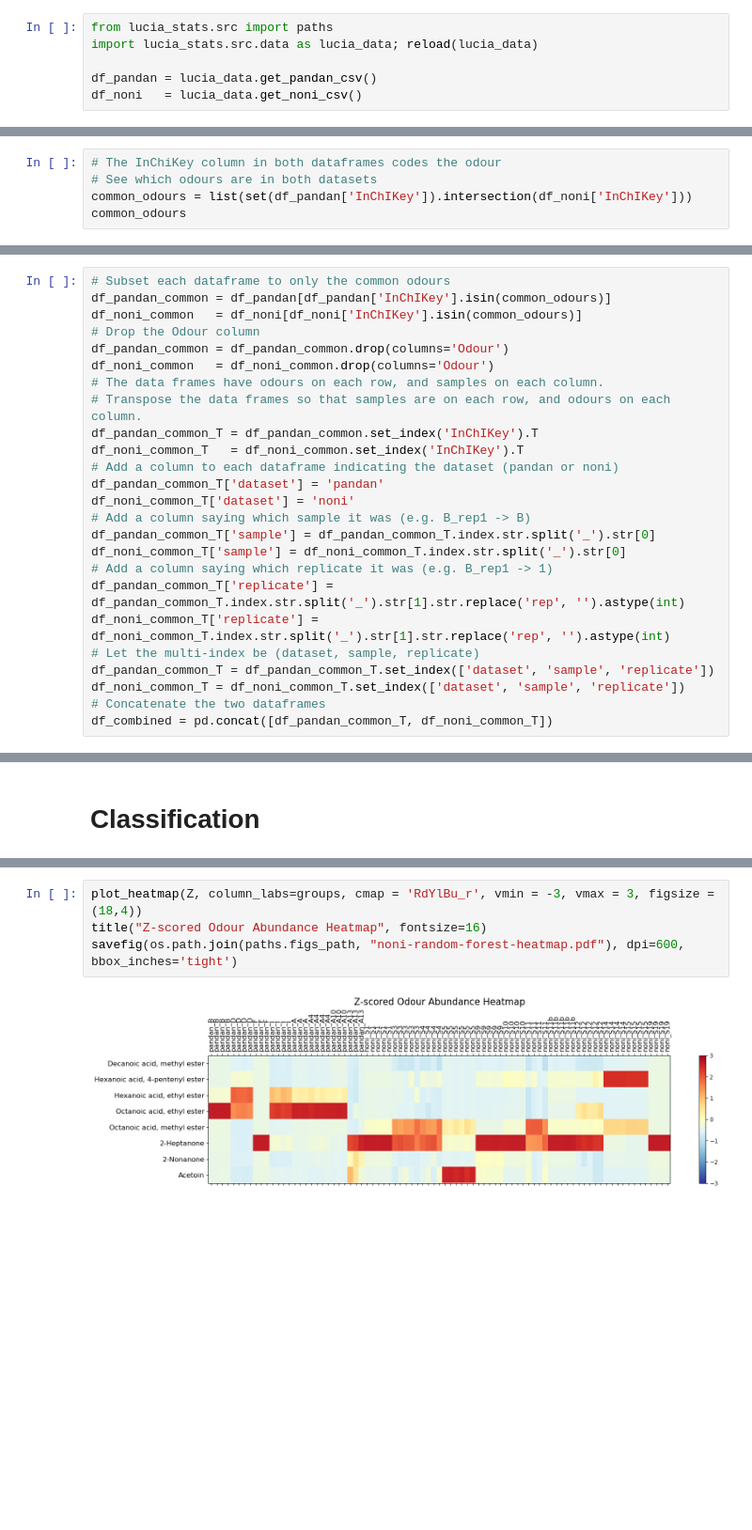
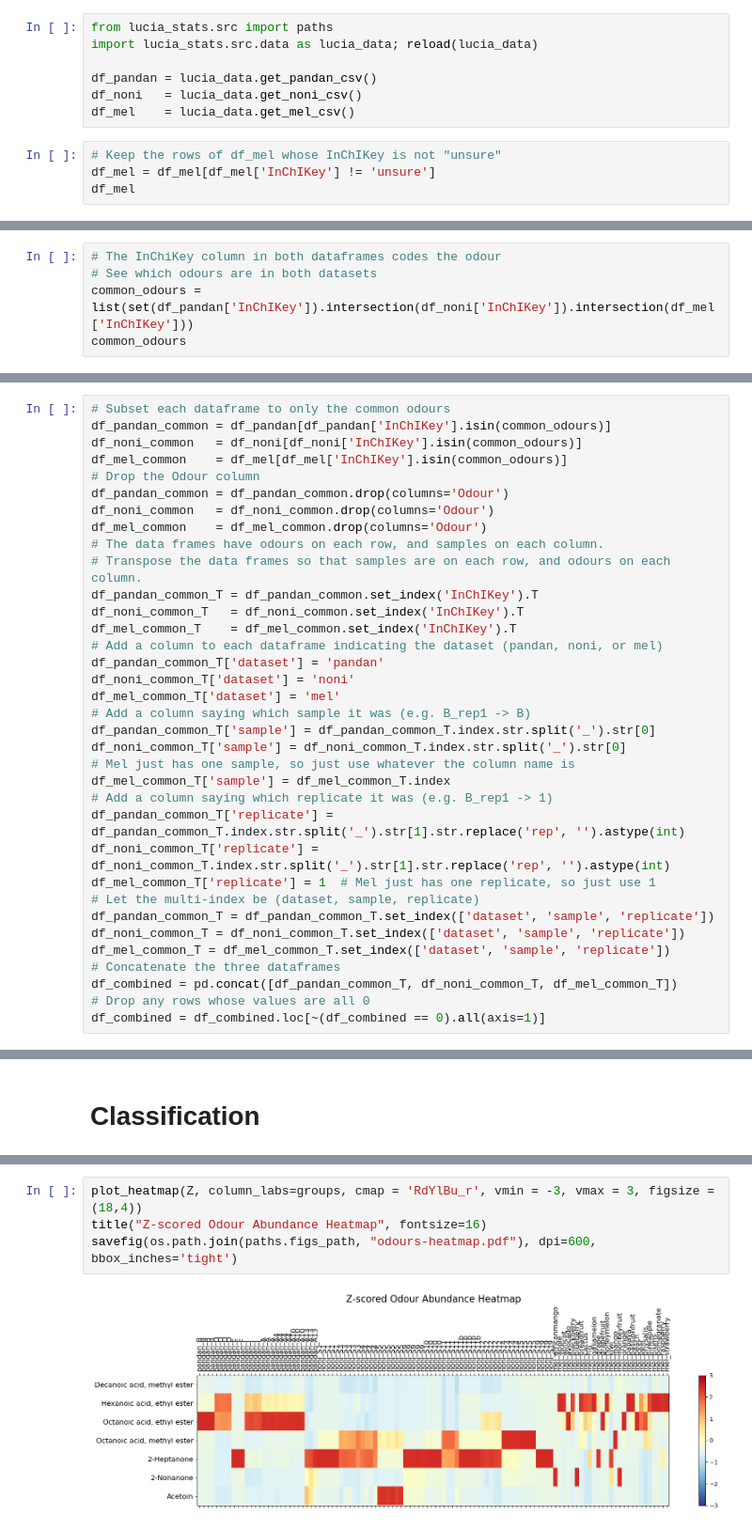
Before and after one commit to stootoon/lucia-natural-odour-stats, a Jupyter notebook: lucia_stats/analyses/noni-random-forest.ipynb, the cells around one changed output, grey strips where cells are left out. Shown at 94% size. Drawn from its saved outputs; the diff is of its cells as text; blank space fills up the shorter version.

```diff
--- a/lucia_stats/analyses/noni-random-forest.ipynb
+++ b/lucia_stats/analyses/noni-random-forest.ipynb
@@ -11,3 +12,8 @@ import lucia_stats.src.data as lucia_data; reload(lucia_data)
 
 df_pandan = lucia_data.get_pandan_csv()
 df_noni   = lucia_data.get_noni_csv()
+df_mel    = lucia_data.get_mel_csv()
+# %%
+# Keep the rows of df_mel whose InChIKey is not "unsure"
+df_mel = df_mel[df_mel['InChIKey'] != 'unsure']
+df_mel
@@ -34,6 +54,6 @@ df_pandan.head()
 # %%
 # The InChiKey column in both dataframes codes the odour
 # See which odours are in both datasets
-common_odours = list(set(df_pandan['InChIKey']).intersection(df_noni['InChIKey']))
+common_odours = list(set(df_pandan['InChIKey']).intersection(df_noni['InChIKey']).intersection(df_mel['InChIKey']))
 common_odours
 # %% [output]
@@ -52,24 +71,34 @@ odour_names = {k: df_pandan.loc[df_pandan['InChIKey'] == k, 'Odour'].values[0] f
 # Subset each dataframe to only the common odours
 df_pandan_common = df_pandan[df_pandan['InChIKey'].isin(common_odours)]
 df_noni_common   = df_noni[df_noni['InChIKey'].isin(common_odours)]
+df_mel_common    = df_mel[df_mel['InChIKey'].isin(common_odours)]
 # Drop the Odour column
 df_pandan_common = df_pandan_common.drop(columns='Odour')
 df_noni_common   = df_noni_common.drop(columns='Odour')
+df_mel_common    = df_mel_common.drop(columns='Odour')
 # The data frames have odours on each row, and samples on each column.
 # Transpose the data frames so that samples are on each row, and odours on each column.
 df_pandan_common_T = df_pandan_common.set_index('InChIKey').T
 df_noni_common_T   = df_noni_common.set_index('InChIKey').T
-# Add a column to each dataframe indicating the dataset (pandan or noni)
+df_mel_common_T    = df_mel_common.set_index('InChIKey').T
+# Add a column to each dataframe indicating the dataset (pandan, noni, or mel)
 df_pandan_common_T['dataset'] = 'pandan'
 df_noni_common_T['dataset'] = 'noni'
+df_mel_common_T['dataset'] = 'mel'
 # Add a column saying which sample it was (e.g. B_rep1 -> B)
 df_pandan_common_T['sample'] = df_pandan_common_T.index.str.split('_').str[0]
 df_noni_common_T['sample'] = df_noni_common_T.index.str.split('_').str[0]
+# Mel just has one sample, so just use whatever the column name is
+df_mel_common_T['sample'] = df_mel_common_T.index
 # Add a column saying which replicate it was (e.g. B_rep1 -> 1)
 df_pandan_common_T['replicate'] = df_pandan_common_T.index.str.split('_').str[1].str.replace('rep', '').astype(int)
 df_noni_common_T['replicate'] = df_noni_common_T.index.str.split('_').str[1].str.replace('rep', '').astype(int)
+df_mel_common_T['replicate'] = 1  # Mel just has one replicate, so just use 1
 # Let the multi-index be (dataset, sample, replicate)
 df_pandan_common_T = df_pandan_common_T.set_index(['dataset', 'sample', 'replicate'])
 df_noni_common_T = df_noni_common_T.set_index(['dataset', 'sample', 'replicate'])
-# Concatenate the two dataframes
-df_combined = pd.concat([df_pandan_common_T, df_noni_common_T])
+df_mel_common_T = df_mel_common_T.set_index(['dataset', 'sample', 'replicate'])
+# Concatenate the three dataframes
+df_combined = pd.concat([df_pandan_common_T, df_noni_common_T, df_mel_common_T])
+# Drop any rows whose values are all 0
+df_combined = df_combined.loc[~(df_combined == 0).all(axis=1)]
@@ -122,6 +148,6 @@ def plot_heatmap(Z, column_labs, cmap = 'RdYlBu_r', vmin = -3, vmax = 3, figsize
 # %%
 plot_heatmap(Z, column_labs=groups, cmap = 'RdYlBu_r', vmin = -3, vmax = 3, figsize = (18,4))
 title("Z-scored Odour Abundance Heatmap", fontsize=16)
-savefig(os.path.join(paths.figs_path, "noni-random-forest-heatmap.pdf"), dpi=600, bbox_inches='tight')
+savefig(os.path.join(paths.figs_path, "odours-heatmap.pdf"), dpi=600, bbox_inches='tight')
 # %% [output]
-[figure, old version]
+[figure, new version]
```
Also changed, not shown: parts of 12 cells of this notebook.
